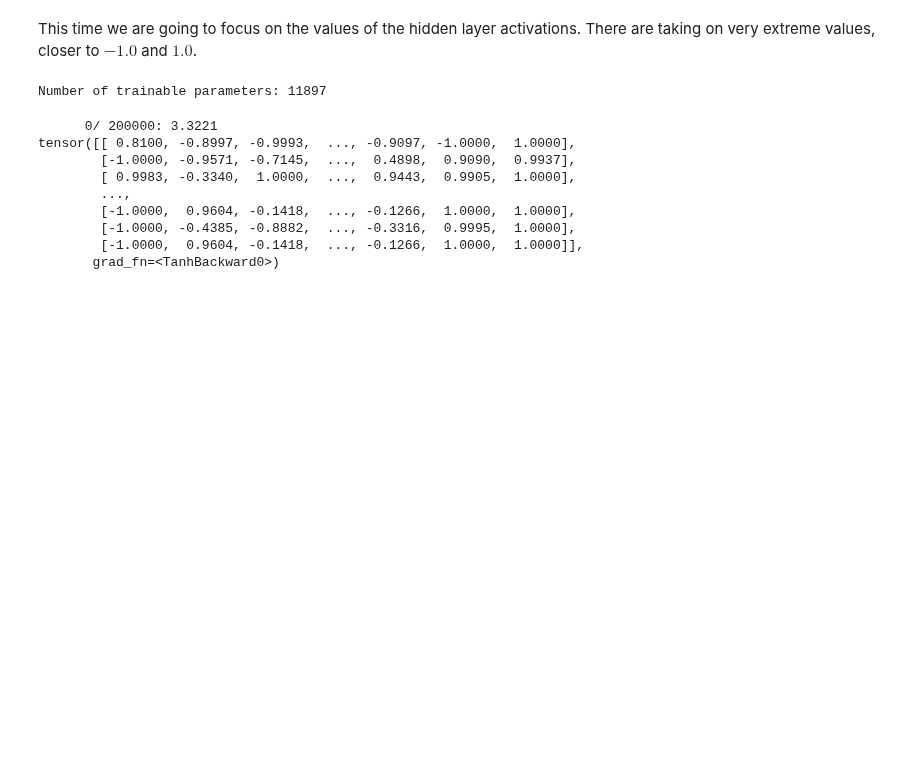
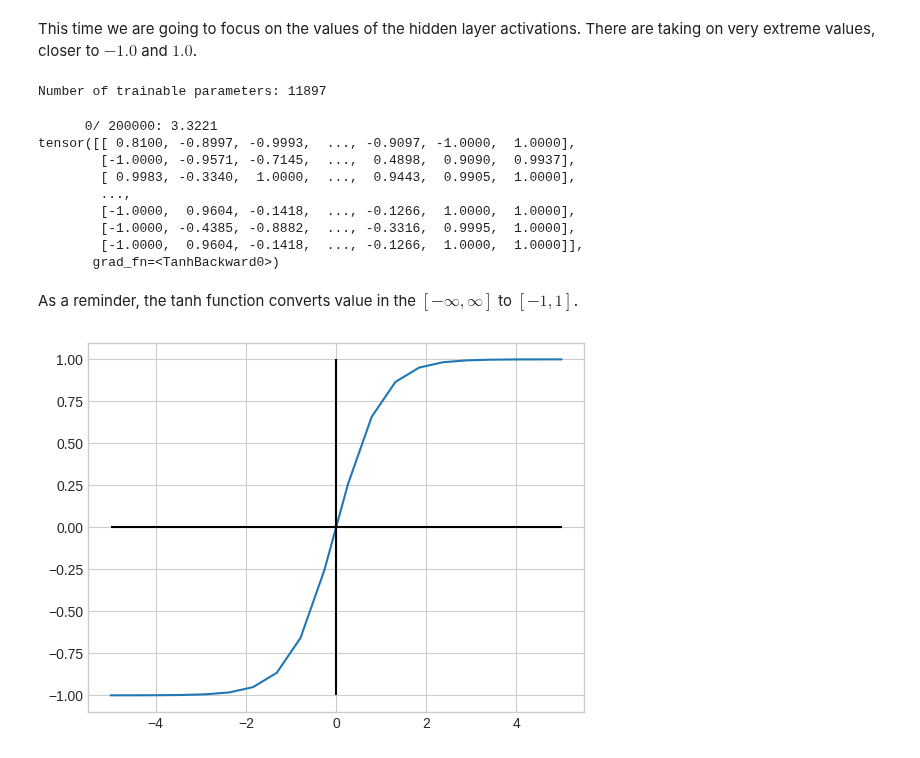
Before and after one commit to IamGianluca/dl, a Jupyter notebook: nbs/karpathy/makemore/makemore_part3_bn.ipynb, the cells around one changed output. Saved outputs shown, nothing was run; the diff lists cells and outputs as text; code cells hidden in the pictures; blank space fills up the shorter version.

```diff
--- a/nbs/karpathy/makemore/makemore_part3_bn.ipynb
+++ b/nbs/karpathy/makemore/makemore_part3_bn.ipynb
@@ -533,3 +534,14 @@ tensor([[ 0.8100, -0.8997, -0.9993,  ..., -0.9097, -1.0000,  1.0000],
         [-1.0000, -0.4385, -0.8882,  ..., -0.3316,  0.9995,  1.0000],
         [-1.0000,  0.9604, -0.1418,  ..., -0.1266,  1.0000,  1.0000]],
        grad_fn=<TanhBackward0>)
+# %% [markdown]
+As a reminder, the tanh function converts value in the $ [-\infty, \infty] $ to $ [-1, 1] $.
+# %%
+x = torch.linspace(-5, 5, steps=20)
+y = torch.tanh(x)
+plt.plot(x, y)
+plt.vlines(x=0, ymin=-1, ymax=1, color="black")
+plt.hlines(y=0, xmin=-5, xmax=5, color="black")
+plt.show()
+# %% [output]
+[figure, added]
```
Also changed, not shown: parts of 10 cells of this notebook.
